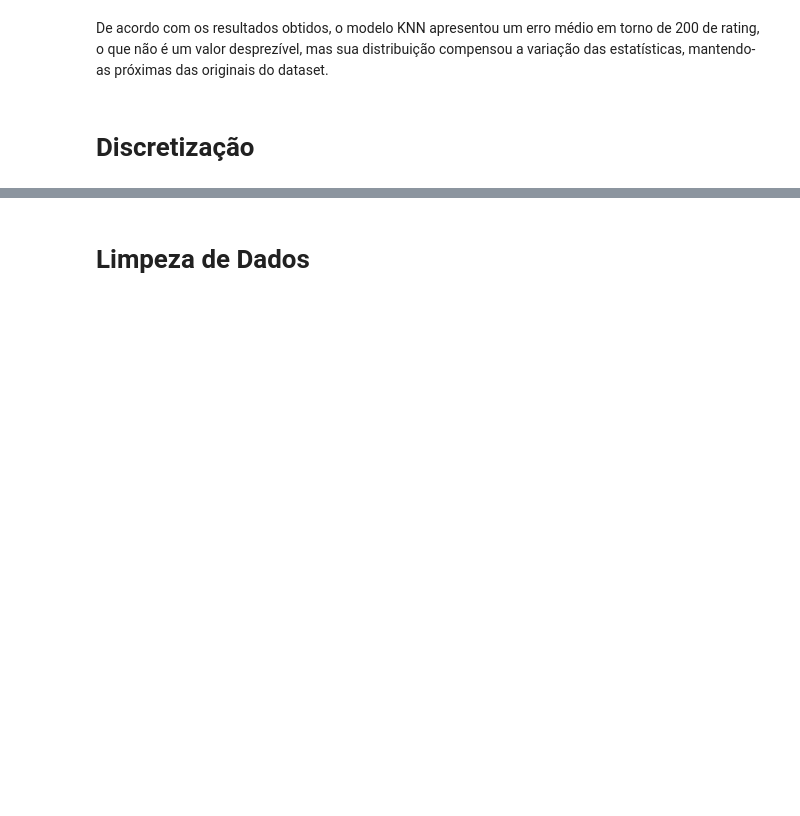
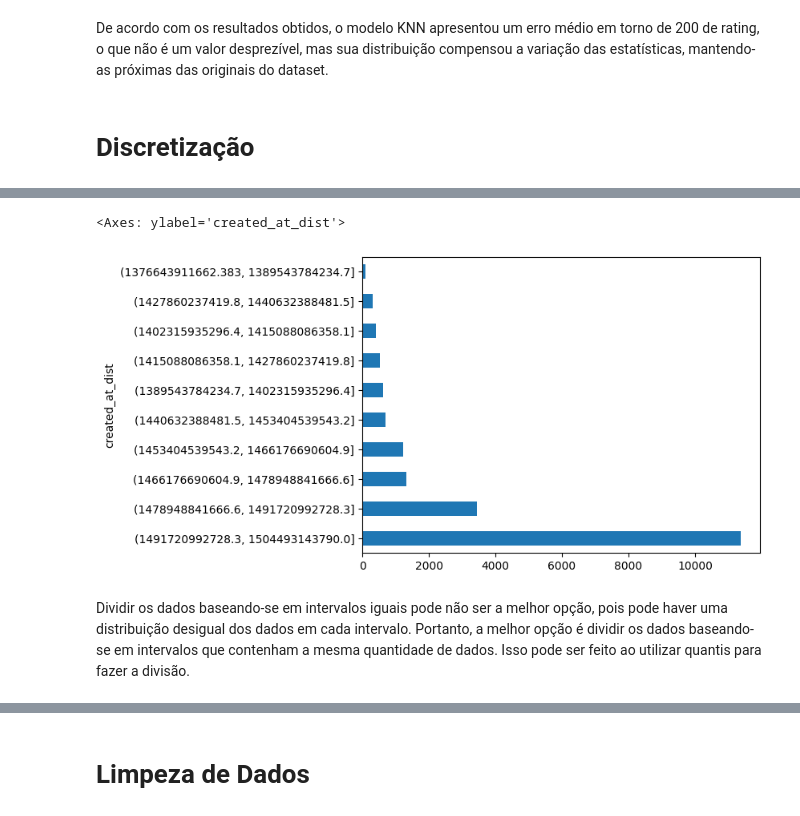
Before and after one commit to Vinicius-resende-cin/intro-dados, a Jupyter notebook: notebooks/ChessGames.ipynb, the cells around one changed output, grey strips where cells are left out. Saved outputs shown, nothing was run; the diff lists cells and outputs as text; code cells hidden in the pictures; blank space fills up the shorter version.

```diff
--- a/notebooks/ChessGames.ipynb
+++ b/notebooks/ChessGames.ipynb
@@ -527,0 +544,11 @@ De acordo com os resultados obtidos, o modelo KNN apresentou um erro médio em t
+# %%
+# discretizando com 10 bins com mesmo intervalo
+chess_games['created_at_dist'] = pd.cut(chess_games['created_at'], 10)
+chess_games['last_move_at_dist'] = pd.cut(chess_games['last_move_at'], 10)
+# %%
+chess_games['created_at_dist'].value_counts().plot(kind='barh')
+# %% [output]
+<Axes: ylabel='created_at_dist'>
+[figure, added]
+# %% [markdown]
+Dividir os dados baseando-se em intervalos iguais pode não ser a melhor opção, pois pode haver uma distribuição desigual dos dados em cada intervalo. Portanto, a melhor opção é dividir os dados baseando-se em intervalos que contenham a mesma quantidade de dados. Isso pode ser feito ao utilizar quantis para fazer a divisão.
```
Also changed, not shown: parts of 19 cells of this notebook.
